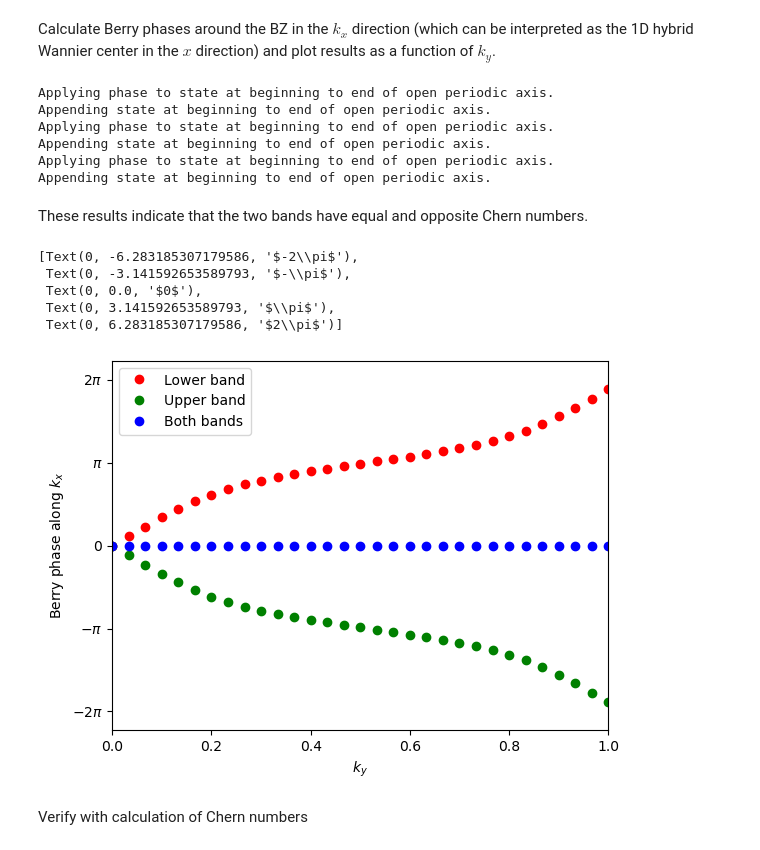
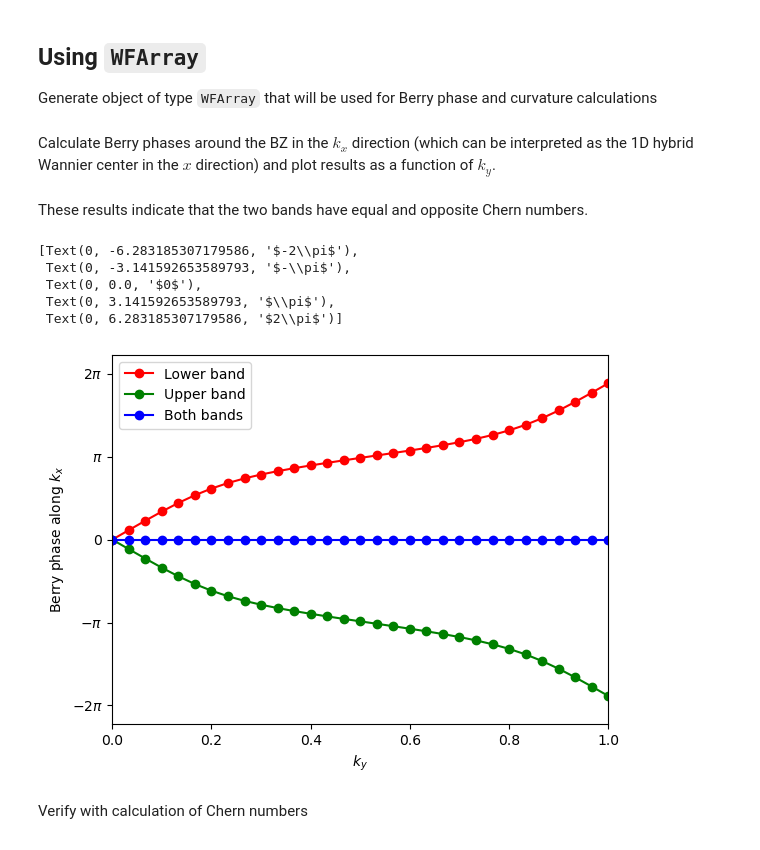
Before and after one commit to pythtb/pythtb, a Jupyter notebook: docs/source/examples_ipynb/haldane_bp.ipynb, the cells around one changed output. Saved outputs shown, nothing was run; the diff lists cells and outputs as text; code cells hidden in the pictures.

```diff
--- a/docs/source/examples_ipynb/haldane_bp.ipynb
+++ b/docs/source/examples_ipynb/haldane_bp.ipynb
@@ -79,46 +94,43 @@ BZ-winding axes: (axis 0 winds component 0), (axis 1 winds component 1)
+# %% [markdown]
+## Using `WFArray`
+
+Generate object of type `WFArray` that will be used for Berry phase and curvature calculations
 # %%
-wf_array_1 = WFArray(my_model, mesh)
-wf_array_1.solve_mesh()
+wfa = WFArray(my_model.lattice, mesh)
+wfa.solve_model(my_model)
 # %% [markdown]
 Calculate Berry phases around the BZ in the $k_x$ direction (which can be interpreted as the 1D hybrid Wannier center in the $x$ direction) and plot results as a function of $k_y$.
 # %%
 # Berry phases along k_x for lower band
-phi_0 = wf_array_1.berry_phase(0, [0], contin=True)
+phi_0 = wfa.berry_phase(0, [0], contin=True)
 # Berry phases along k_x for upper band
-phi_1 = wf_array_1.berry_phase(0, [1], contin=True)
+phi_1 = wfa.berry_phase(0, [1], contin=True)
 # Berry phases along k_x for both bands
-phi_both = wf_array_1.berry_phase(0, [0, 1], contin=True)
+phi_both = wfa.berry_phase(0, [0, 1], contin=True)
-# %% [output]
-Applying phase to state at beginning to end of open periodic axis.
-Appending state at beginning to end of open periodic axis.
-Applying phase to state at beginning to end of open periodic axis.
-Appending state at beginning to end of open periodic axis.
-Applying phase to state at beginning to end of open periodic axis.
-Appending state at beginning to end of open periodic axis.
 # %% [markdown]
 These results indicate that the two bands have equal and opposite Chern numbers.
 # %%
 # plot Berry phases
 fig, ax = plt.subplots()
 ky = np.linspace(0, 1, len(phi_1))
-ax.plot(ky, phi_0, "ro", label="Lower band")
-ax.plot(ky, phi_1, "go", label="Upper band")
-ax.plot(ky, phi_both, "bo", label="Both bands")
+ax.plot(ky, phi_0, "ro-", label="Lower band")
+ax.plot(ky, phi_1, "go-", label="Upper band")
+ax.plot(ky, phi_both, "bo-", label="Both bands")
 
 ax.legend()
 ax.set_xlabel(r"$k_y$")
 ax.set_ylabel(r"Berry phase along $k_x$")
 ax.set_xlim(0.0, 1.0)
 ax.set_ylim(-7.0, 7.0)
 ax.yaxis.set_ticks([-2 * np.pi, -np.pi, 0, np.pi, 2 * np.pi])
 ax.set_yticklabels((r"$-2\pi$", r"$-\pi$", r"$0$", r"$\pi$", r"$2\pi$"))
 # %% [output]
 [Text(0, -6.283185307179586, '$-2\\pi$'),
  Text(0, -3.141592653589793, '$-\\pi$'),
  Text(0, 0.0, '$0$'),
  Text(0, 3.141592653589793, '$\\pi$'),
  Text(0, 6.283185307179586, '$2\\pi$')]
-[figure, old version]
+[figure, new version]
 # %% [markdown]
 Verify with calculation of Chern numbers
 # %%
```
Also changed, not shown: parts of 12 cells of this notebook, 50 other files.
